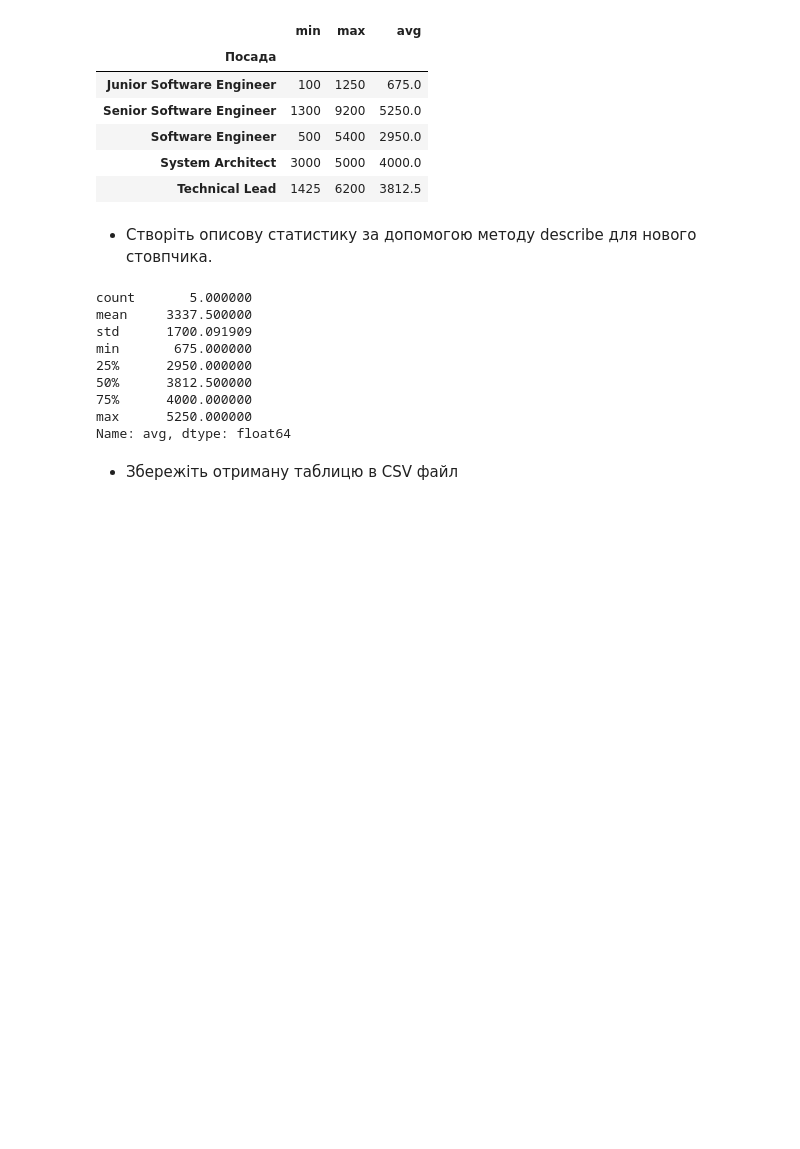
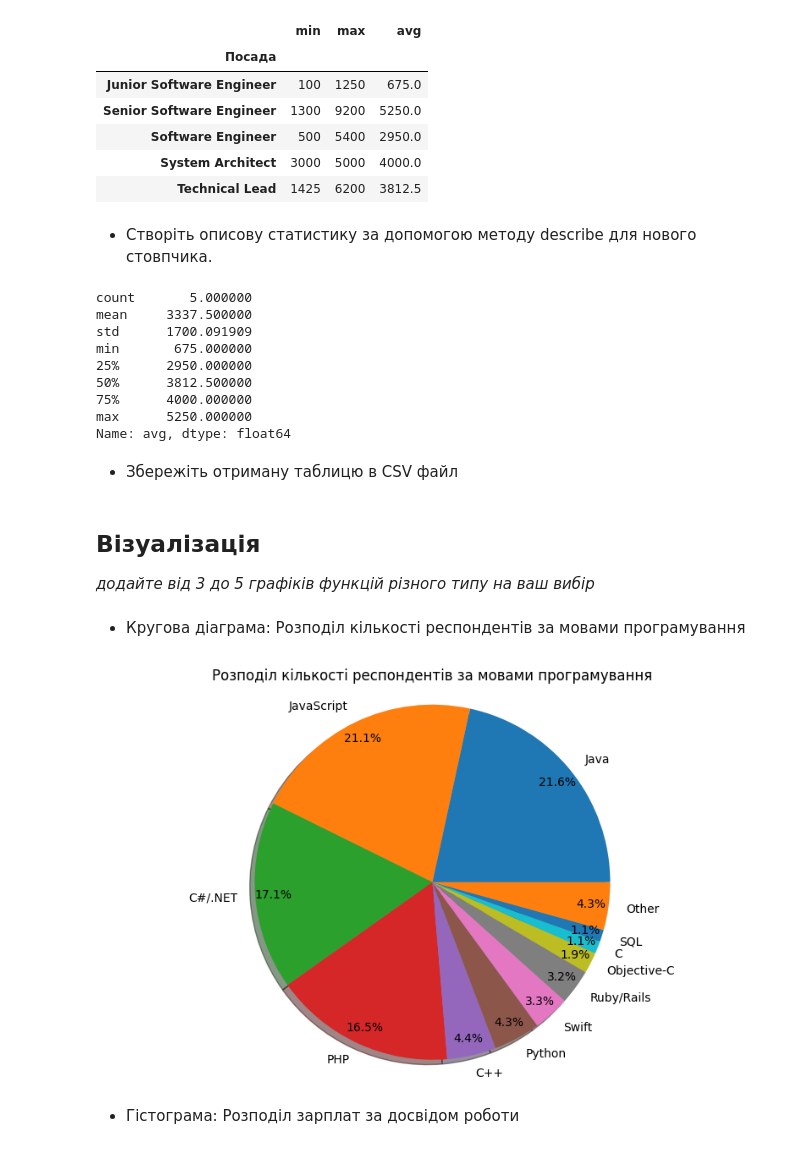
Before and after one commit to djmary-k/Py16DS_HW02, a Jupyter notebook: Hw2_2.ipynb, the cells around one changed output. Drawn from its saved outputs; the diff is of its cells as text; code cells hidden in the pictures; blank space fills up the shorter version.

```diff
--- a/Hw2_2.ipynb
+++ b/Hw2_2.ipynb
@@ -258,0 +260,3 @@ data_salary.to_csv('/content/drive/MyDrive/Colab Notebooks/data_salary.csv')
+# %% [markdown]
+## Візуалізація
+*додайте від 3 до 5 графіків функцій різного типу на ваш вибір*
@@ -258,0 +269,19 @@ data_salary.to_csv('/content/drive/MyDrive/Colab Notebooks/data_salary.csv')
+# %% [markdown]
+* Кругова діаграма: Розподіл кількості респондентів за мовами програмування
+# %%
+# Підрахунок кількості респондентів для кожної мови програмування
+language_counts = statistic_cleaned['Мова програмування'].value_counts()
+other_lang = language_counts.loc[language_counts <= language_counts['Other']].sum()
+data_language = pd.concat([language_counts.loc[language_counts > language_counts['Other']], pd.Series(data=[other_lang], index=["Other"])])
+
+# Побудова кругової діаграми
+plt.figure(figsize=(10, 6))
+data_language.plot(kind='pie', autopct='%1.1f%%', shadow=True, pctdistance=0.9, labeldistance=1.1) #, startangle=140)
+plt.title('Розподіл кількості респондентів за мовами програмування')
+plt.ylabel(None)
+plt.axis('equal')  # Забезпечує круглу форму діаграми
+plt.show()
+# %% [output]
+[figure, added]
+# %% [markdown]
+* Гістограма: Розподіл зарплат за досвідом роботи
```
Also changed, not shown: parts of 10 cells of this notebook.
